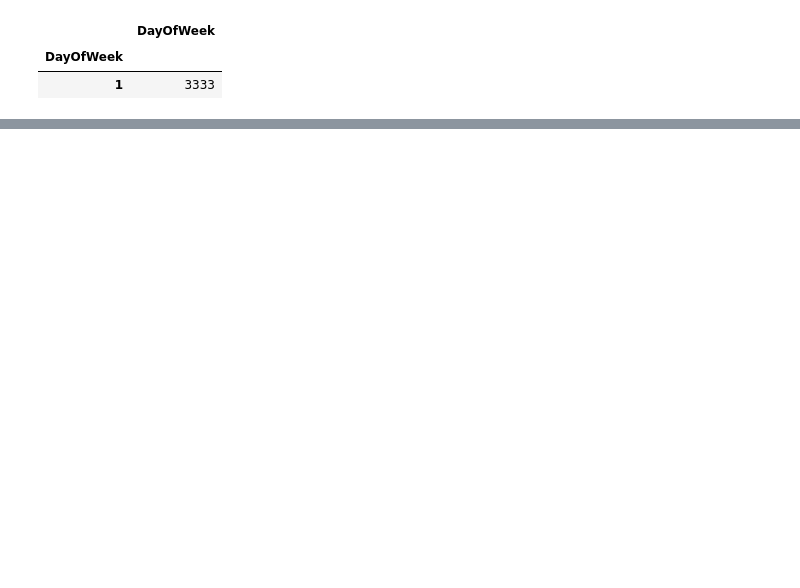
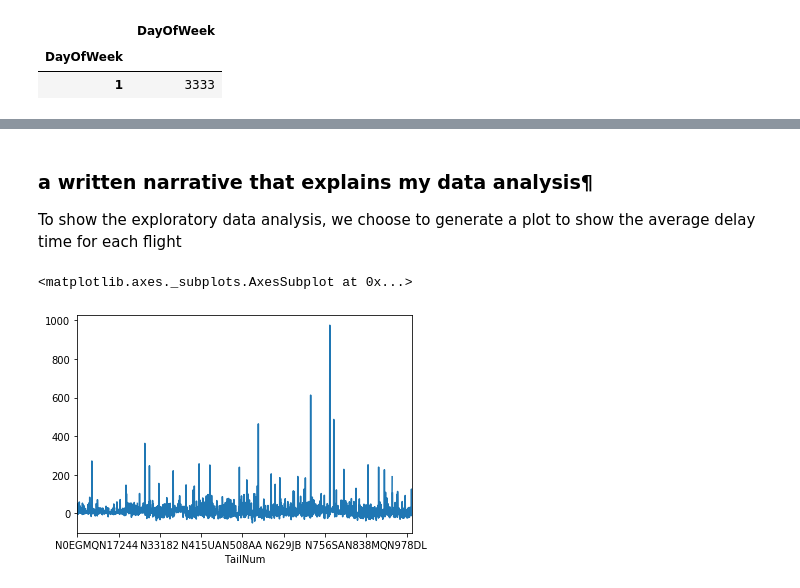
Before and after one commit to mandy941/week5, a Jupyter notebook: M_Yang_W5_assn.ipynb, the cells around one changed output, grey strips where cells are left out. Saved outputs shown, nothing was run; the diff lists cells and outputs as text; code cells hidden in the pictures; blank space fills up the shorter version.

```diff
--- a/M_Yang_W5_assn.ipynb
+++ b/M_Yang_W5_assn.ipynb
@@ -67,0 +83,9 @@ weekday_January_flights[weekday_January_flights['DayOfWeek'].isin([3333])]
+# %%
+#remove some columns that we do not use in this question.
+#create a new column called totaltime_delay to store the sum of ArrDelay and DepDelay
+
+dhflights = hflights.drop(columns = ['DayOfWeek','DepTime','ArrTime','UniqueCarrier','FlightNum','ActualElapsedTime','AirTime','Distance','TaxiIn','TaxiOut','CancellationCode','Diverted','Origin','Dest','Cancelled'])
+
+dhflights['Totaltime_delay'] = dhflights['ArrDelay'] + dhflights['DepDelay']
+
+dhflights
@@ -67,0 +111,6 @@ weekday_January_flights[weekday_January_flights['DayOfWeek'].isin([3333])]
+# %%
+#after get the total delay time, we should group by each flight and get their average delay time by different TailNum.
+#And store the mean result to a new datafram called mean_dhflights
+
+mean_dhflights =dhflights.groupby('TailNum').mean()
+mean_dhflights
@@ -67,0 +137,11 @@ weekday_January_flights[weekday_January_flights['DayOfWeek'].isin([3333])]
+# %% [markdown]
+
+### a written narrative that explains my data analysis¶
+To show the exploratory data analysis, we choose to generate a plot to show the average delay time for each flight
+# %%
+# create a plot of mean_dhflights' average 'Totaltime_delay' column's values
+
+mean_dhflights.Totaltime_delay.plot()
+# %% [output]
+<matplotlib.axes._subplots.AxesSubplot at 0x...>
+[figure, added]
```
Also changed, not shown: parts of 14 cells of this notebook.
